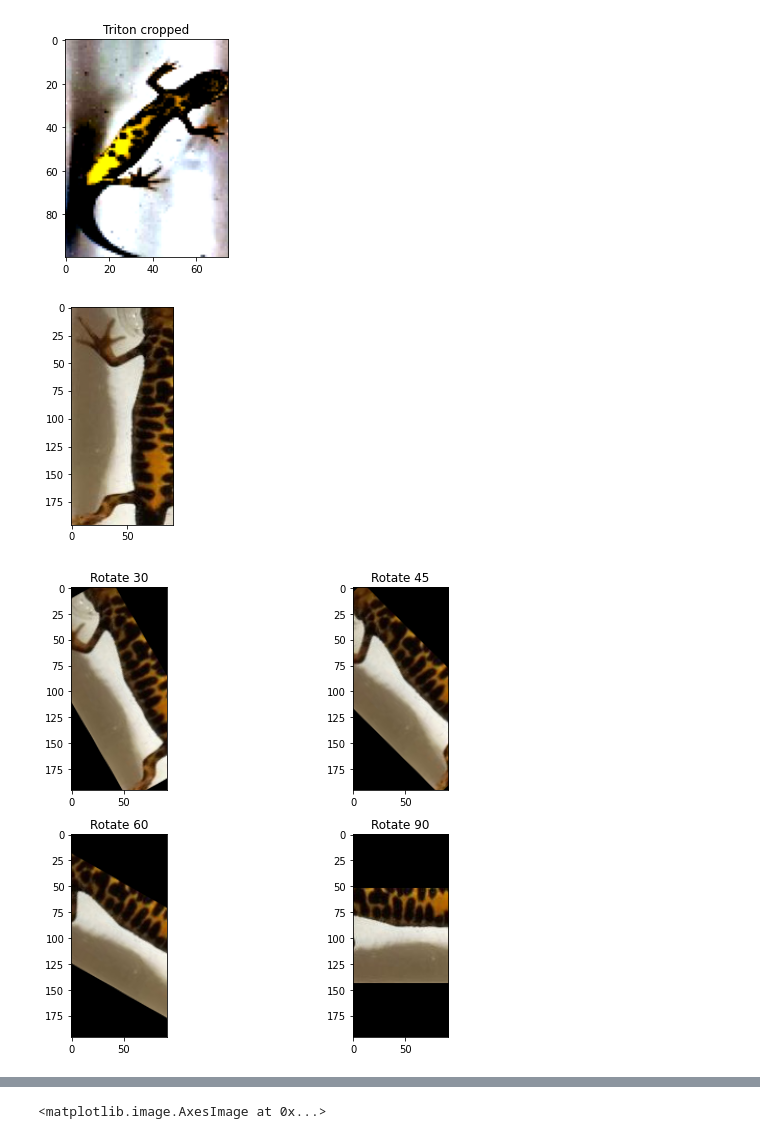
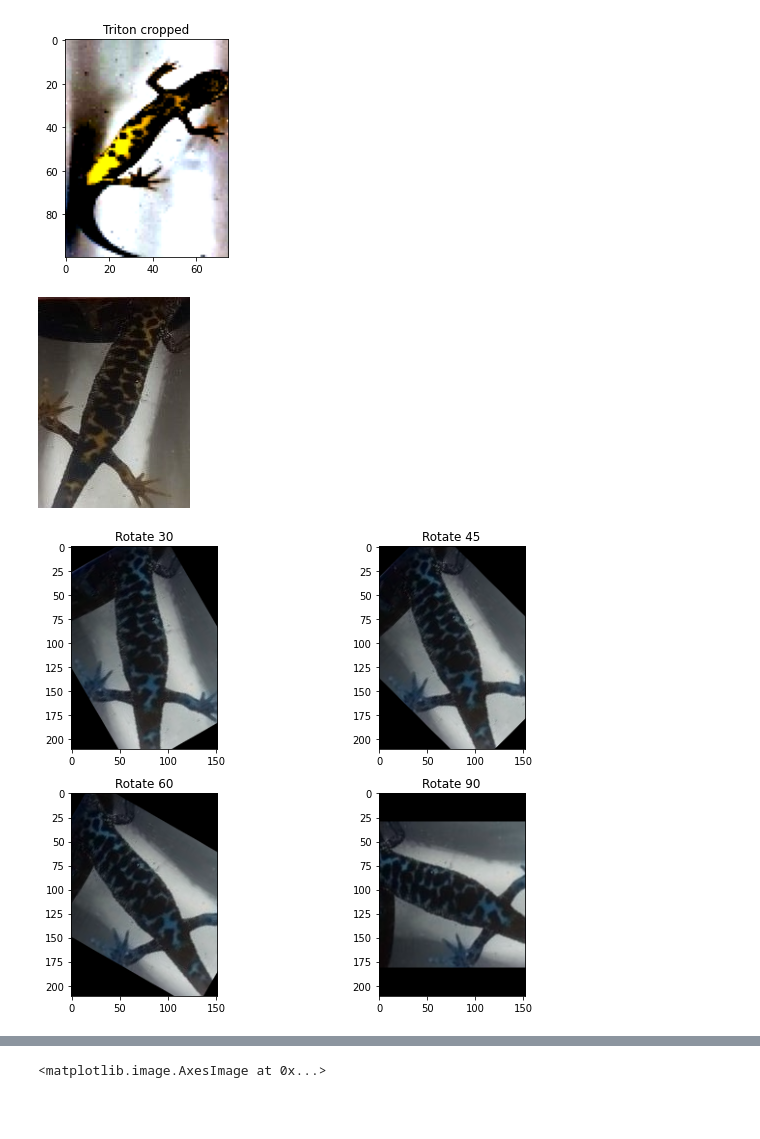
Before and after one commit to GuillaumeMagnette/Stage_Tritons, a Jupyter notebook: Image_augmentation.ipynb, the cells around one changed output, grey strips where cells are left out. Cells and saved outputs as stored; diff of their text form; code cells hidden in the pictures; blank space fills up the shorter version.

```diff
--- a/Image_augmentation.ipynb
+++ b/Image_augmentation.ipynb
@@ -177,14 +177,20 @@ Clipping input data to the valid range for imshow with RGB data ([0..1] for floa
 # %%
 # load Image
 img_path = '/content/database/Bascha_P01_T05_K20_U_Larva_8359_20190717223645.jpg'
-img_path = '/content/database/Bascha_P01_T01_K14_M_Adult_1039_20190607040030.jpg'
-img_path = '/content/database/Bascha_P01_T06_K13_M_Adult_1008_20190601154259.jpg'
-img = imread(img_path) / 255
+#img_path = '/content/database/Bascha_P01_T01_K14_M_Adult_1039_20190607040030.jpg'
+#img_path = '/content/database/Bascha_P01_T06_K13_M_Adult_1008_20190601154259.jpg'
+img_path = '/content/database/Bascha_P01_T05_K18_M_Adult_6164_20190703234211.jpg'
+img_path = '/content/database/Bascha_P01_T01_K14_M_Adult_1024_20190605213228.jpg'
+img_path = '/content/database/Bascha_P01_T02_K13_M_Adult_750_20190531073133.jpg'
+
+img = imread(img_path)
+img = cv2.imread(img_path)
 # plot original Image
-plt.imshow(img)
-plt.show()
+#plt.imshow(img)
+#plt.show()
+cv2_imshow(img)
 # %% [output]
-[figure, old version]
+[figure, new version]
 # %%
 # image rotation using skimage.transformation.rotate
 rotate30 = rotate(img, angle=30)
@@ -206,4 +212,4 @@ plt.title('Rotate 90')
 plt.imshow(rotate90)
 plt.show()
 # %% [output]
-[figure, old version]
+[figure, new version]
```
Also changed, not shown: parts of 10 cells of this notebook.
